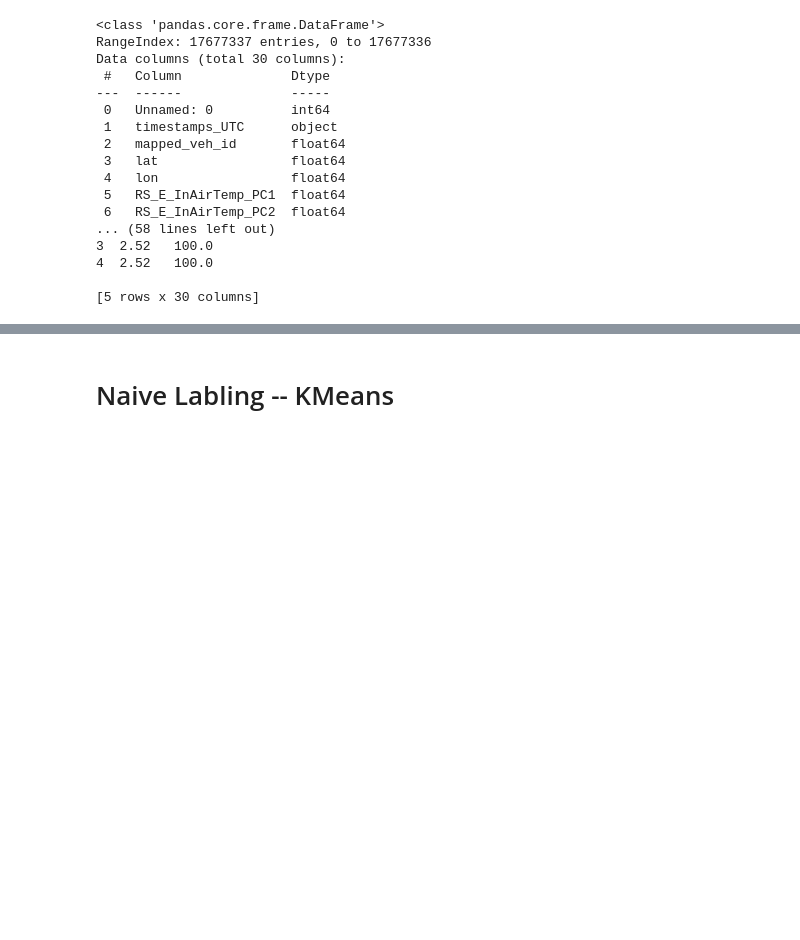
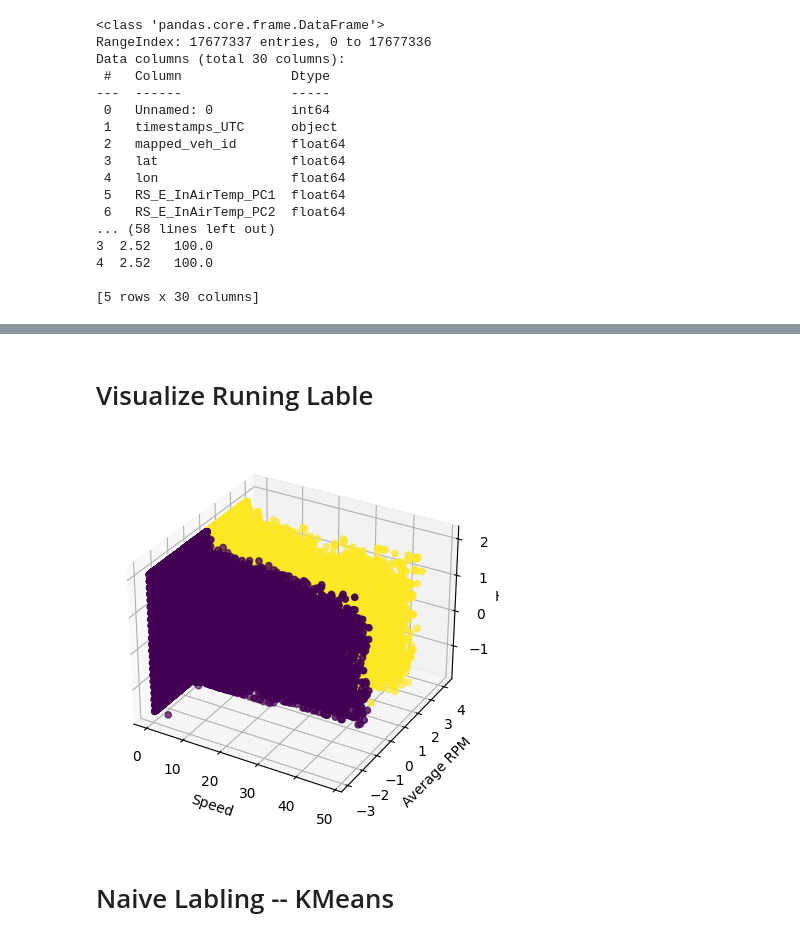
Before and after one commit to yutao-data/Data_Mining_SNCB, a Jupyter notebook: notebooks/sncb-data-labeling.ipynb, the cells around one changed output, grey strips where cells are left out. Cells and saved outputs as stored; diff of their text form; code cells hidden in the pictures; blank space fills up the shorter version.

Commit message:
Data_Labeling | Update Running Label

```diff
--- a/notebooks/sncb-data-labeling.ipynb
+++ b/notebooks/sncb-data-labeling.ipynb
@@ -52,0 +57,23 @@ Data columns (total 30 columns):
+# %%
+# Selecting the relevant columns for clustering
+clustering_data = data[['Speed', 'RS_E_RPM_PC1', 'RS_E_RPM_PC1', 'hour']]
+
+# Removing rows with NaN values
+clustering_data_cleaned = clustering_data.dropna()
+
+# Normalize the data
+scaler = StandardScaler()
+clustering_data_scaled = scaler.fit_transform(clustering_data_cleaned)
+
+# Applying K-Means Clustering
+kmeans = KMeans(n_clusters=2, random_state=0)
+clusters = kmeans.fit_predict(clustering_data_scaled)
+
+# Adding the cluster labels to the original data for analysis
+# Make sure 'data_parsed' is a copy of your original dataframe to add the clusters to
+data_parsed = data.copy()
+data_parsed = data_parsed.loc[clustering_data_cleaned.index]  # Align the indices
+data_parsed['running'] = clusters
+
+# Displaying the first few rows of the dataset with cluster labels
+data_parsed.head()
@@ -53,3 +88,24 @@ Data columns (total 30 columns):
+# %% [markdown]
+# Visualize Runing Lable
+# %%
+# Compute the average of the 'RS_E_RPM_PC' columns
+rpm_avg = np.mean(clustering_data_scaled[:, 1:3], axis=1)
+
+# Create a new dataset for 3D visualization
+data_3d = np.column_stack((clustering_data_scaled[:, 0], rpm_avg, clustering_data_scaled[:, 3]))
+
+# 3D Visualization
+fig = plt.figure()
+ax = fig.add_subplot(111, projection='3d')
+ax.scatter(data_3d[:, 0], data_3d[:, 1], data_3d[:, 2], c=clusters, marker='o')
+
+ax.set_xlabel('Speed')
+ax.set_ylabel('Average RPM')
+ax.set_zlabel('Hour')
+
+plt.show()
+# %% [output]
+[figure, added]
 # %% [markdown]
 # Naive Labling -- KMeans
 # %%
```
Also changed, not shown: parts of 5 cells of this notebook.
